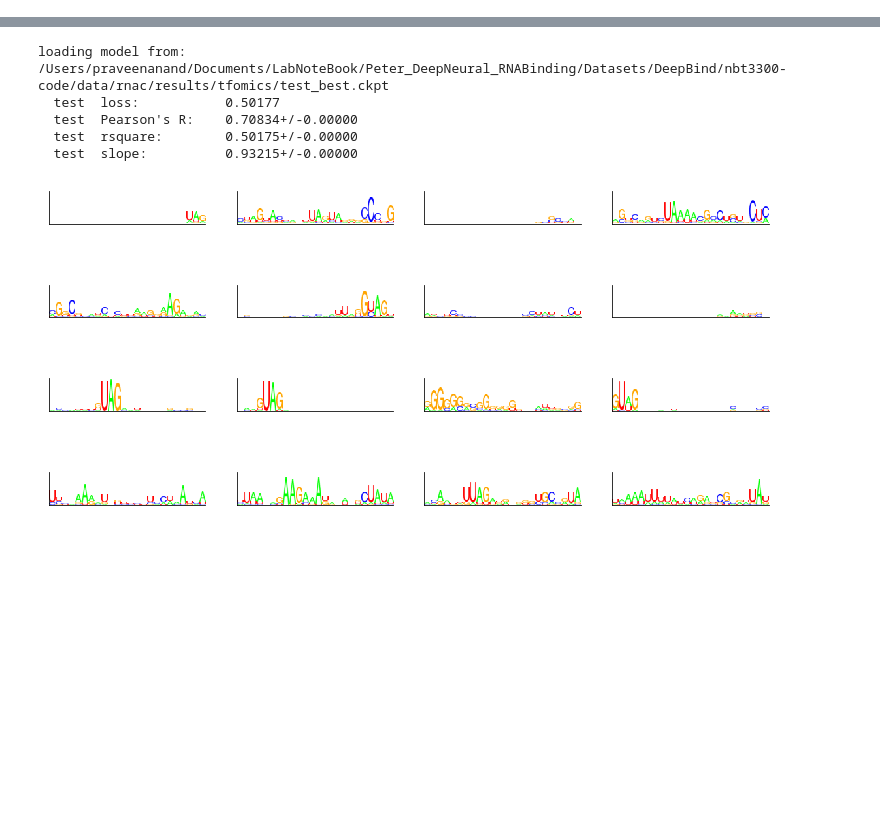
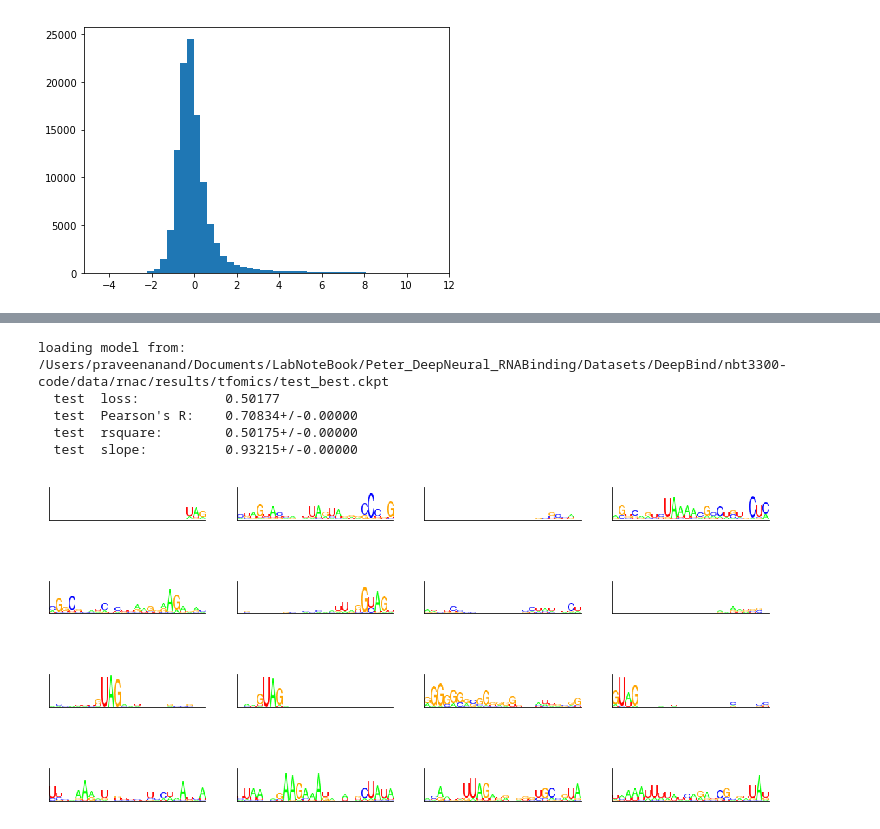
Before and after one commit to p-koo/deepomics, a Jupyter notebook: example/genome_classification_example_new.ipynb, the cells around one changed output, grey strips where cells are left out. Saved outputs shown, nothing was run; the diff lists cells and outputs as text; code cells hidden in the pictures; blank space fills up the shorter version.

```diff
--- a/example/genome_classification_example_new.ipynb
+++ b/example/genome_classification_example_new.ipynb
@@ -100,3 +48,94 @@ norm_test_targets = (test_targets-mu)/sigma
+# %%
+def process_data(train, valid, test, class_index, method=1, significance=3):
+
+    def normalize_data(data, method):
+        if method == 0:
+            # standard-normal transformation
+            mu = np.mean(data)
+            sigma = np.std(data)
+            data_norm = (data-mu)/sigma
+            params = [mu, sigma]
+        elif method == 1:
+            # log-standard-normal transformation
+            MIN = np.min(data)
+            data = np.log(data-MIN+1)
+            mu = np.mean(data)
+            sigma = np.std(data)
+            data_norm = (data-mu)/sigma
+            params = [MIN, mu, sigma]
+        elif method == 2:
+            MIN = np.min(data)
+            data,_ = stats.boxcox(data - MIN + 10)#, lmbda=.5)
+            mu = np.mean(data)
+            sigma = np.std(data)
+            data_norm = (data-mu)/sigma
+            params = [MIN, mu, sigma]
+            #data_norm[data_norm<0] = 0
+        return data_norm, params
+
+    def clip_data(data, significance, method):
+        std = np.std(data)
+        if method == 0:
+            index = np.where(data > std*significance*6)[0]
+            data[index] = std*significance*5
+        index = np.where((data > -std*significance))[0]
+        data = data[index]
+        return data, index
+
+    #Y_train = train[1][:,class_index]
+    #Y_valid = valid[1][:,class_index]
+    #Y_test = test[1][:,class_index]
+
+    Y_train = np.expand_dims(train[1][:,class_index],axis=1)
+    Y_valid = np.expand_dims(valid[1][:,class_index],axis=1)
+    Y_test = np.expand_dims(test[1][:,class_index],axis=1)
+
+    train_index = np.where(np.isnan(Y_train) == False)[0]
+    valid_index = np.where(np.isnan(Y_valid) == False)[0]
+    test_index = np.where(np.isnan(Y_test) == False)[0]
+
+    Y_train, params_train = normalize_data(Y_train[train_index], method)
+    Y_valid, params_valid = normalize_data(Y_valid[valid_index], method)
+    Y_test, params_test = normalize_data(Y_test[test_index], method)
+    X_train = train[0][train_index]
+    X_valid = valid[0][valid_index]
+    X_test = test[0][test_index]
+
+    if significance > 0:
+        Y_train, train_index = clip_data(Y_train, significance, method)
+        Y_valid, valid_index = clip_data(Y_valid, significance, method)
+        Y_test, test_index = clip_data(Y_test, significance, method)
+        X_train = X_train[train_index]
+        X_valid = X_valid[valid_index]
+        X_test = X_test[test_index]
+
+    train = (X_train, Y_train)
+    valid = (X_valid, Y_valid)
+    test = (X_test, Y_test)
+
+    return train, valid, test, params_train, params_valid, params_test
+
+
+# RBM28 = 189
+# RBFOX1 = 69
+# PUM = 1
+# 83 = ASD-1
+# MBNL = 178
+# srsf7 = 216
+# HUR = 17
+# 181
+class_index = 69
+train, valid, test, params_train, params_valid, params_test = \
+        process_data(train_all, valid_all, test_all, class_index=class_index, method=1, significance=0)
+
+
+num_train, dim, seq_length, other = train[0].shape
+input_shape = (None, dim, seq_length, other)
+output_shape = train[1].shape
+
+plt.hist(train[1],bins=50);
+# %% [output]
+[figure, added]
 # %%
 def model(input_shape, output_shape):
 
```
Also changed, not shown: parts of 10 cells of this notebook, 21 other files.
